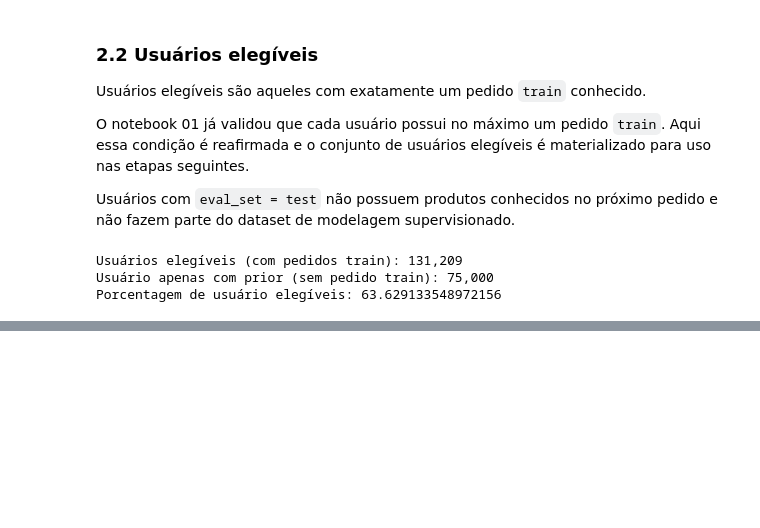
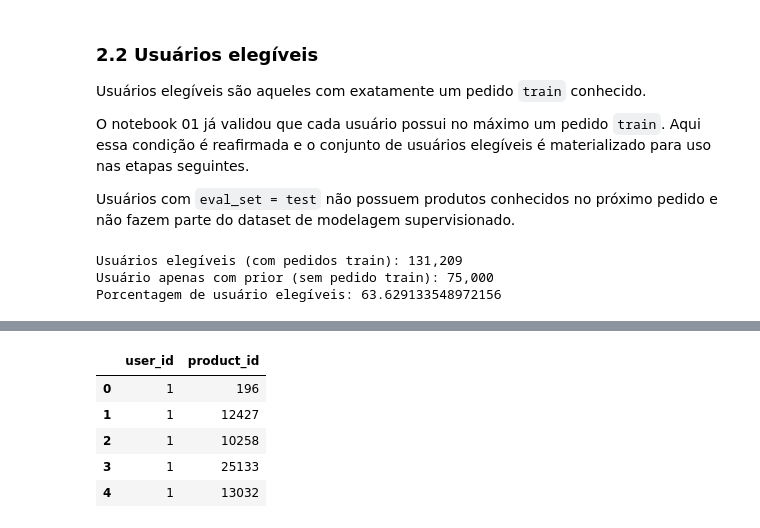
Before and after one commit to helioneto3108/mlp-market-recommender-system, a Jupyter notebook: notebooks/03-feature-engineering.ipynb, the cells around one changed output, grey strips where cells are left out. Drawn from its saved outputs; the diff is of its cells as text; code cells hidden in the pictures; blank space fills up the shorter version.

```diff
--- a/notebooks/03-feature-engineering.ipynb
+++ b/notebooks/03-feature-engineering.ipynb
@@ -381,0 +742,75 @@ Teto de recall da estratégia v1:           59.86%
+# %%
+def fill_from_pool(pool, selected_set, n_needed):
+    """Adiciona até n_needed produtos de pool que não estejam em selected_set."""
+    added = []
+    for pid in pool:
+        if n_needed <= 0:
+            break
+        if pid not in selected_set:
+            added.append(pid)
+            n_needed -= 1
+    return added
+
+
+GROUP_CONFIG = {
+    'P0-P50':  {'recompra': 50, 'similarity': 50, 'category': 50, 'global': 50},
+    'P50-P90': {'recompra': 125, 'similarity': 50, 'category': 25, 'global': 0},
+    'P90+':    {'recompra': 175, 'similarity': 25, 'category': 0,  'global': 0},
+}
+
+CAP = 200
+global_pool_list = global_popularity['product_id'].tolist()
+user_group_map = user_group.set_index('user_id')['group'].astype(str).to_dict()
+
+all_candidates = []
+
+for user_id in eligible_users:
+    group = user_group_map[user_id]
+    cfg = GROUP_CONFIG[group]
+    selected = []
+    sel_set = set()
+
+    # 1. Recompra
+    recompra = fill_from_pool(
+        user_recompra_map.get(user_id, [])[:cfg['recompra']], sel_set, cfg['recompra']
+    )
+    selected.extend(recompra)
+    sel_set.update(recompra)
+    shortfall = cfg['recompra'] - len(recompra)
+
+    # 2. Similaridade Jaccard (+ shortfall de recompra)
+    sim_added = fill_from_pool(
+        jaccard_pool_dict.get(user_id, []), sel_set, cfg['similarity'] + shortfall
+    )
+    selected.extend(sim_added)
+    sel_set.update(sim_added)
+    shortfall = (cfg['similarity'] + shortfall) - len(sim_added)
+
+    # 3. Categoria (+ shortfall de similaridade)
+    cat_added = fill_from_pool(
+        category_pool_dict.get(user_id, []), sel_set, cfg['category'] + shortfall
+    )
+    selected.extend(cat_added)
+    sel_set.update(cat_added)
+    shortfall = (cfg['category'] + shortfall) - len(cat_added)
+
+    # 4. Global (+ shortfall de categoria — último recurso para todos os grupos)
+    global_added = fill_from_pool(
+        global_pool_list, sel_set, cfg['global'] + shortfall
+    )
+    selected.extend(global_added)
+    sel_set.update(global_added)
+
+    for pid in selected[:CAP]:
+        all_candidates.append((user_id, pid))
+
+candidates_v2 = pd.DataFrame(all_candidates, columns=['user_id', 'product_id'])
+
+assert not candidates_v2.duplicated(subset=['user_id', 'product_id']).any(), "Pares duplicados."
+assert candidates_v2['user_id'].isin(eligible_users).all(), "Usuários inelegíveis."
+
+print(f"Candidatos v2: {len(candidates_v2):,} pares")
+print(f"Usuários cobertos: {candidates_v2['user_id'].nunique():,}")
+print(f"Média de candidatos/usuário: {len(candidates_v2) / candidates_v2['user_id'].nunique():.1f}")
+candidates_v2.head()
+# %% [output]
@@ -381,0 +820,6 @@ Teto de recall da estratégia v1:           59.86%
+|  | user_id | product_id |
+| 0 | 1 | 196 |
+| 1 | 1 | 12427 |
+| 2 | 1 | 10258 |
+| 3 | 1 | 25133 |
+| 4 | 1 | 13032 |
```
Also changed, not shown: parts of 41 cells of this notebook.
